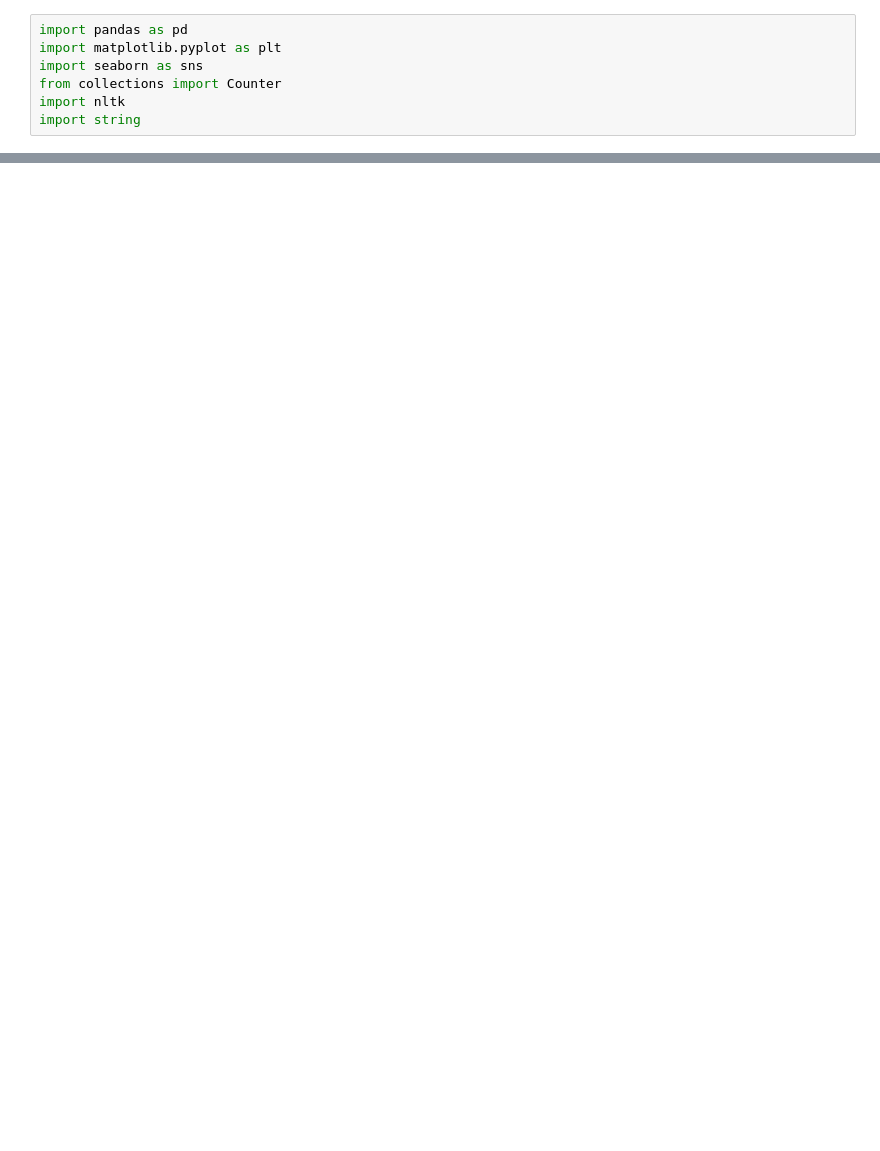
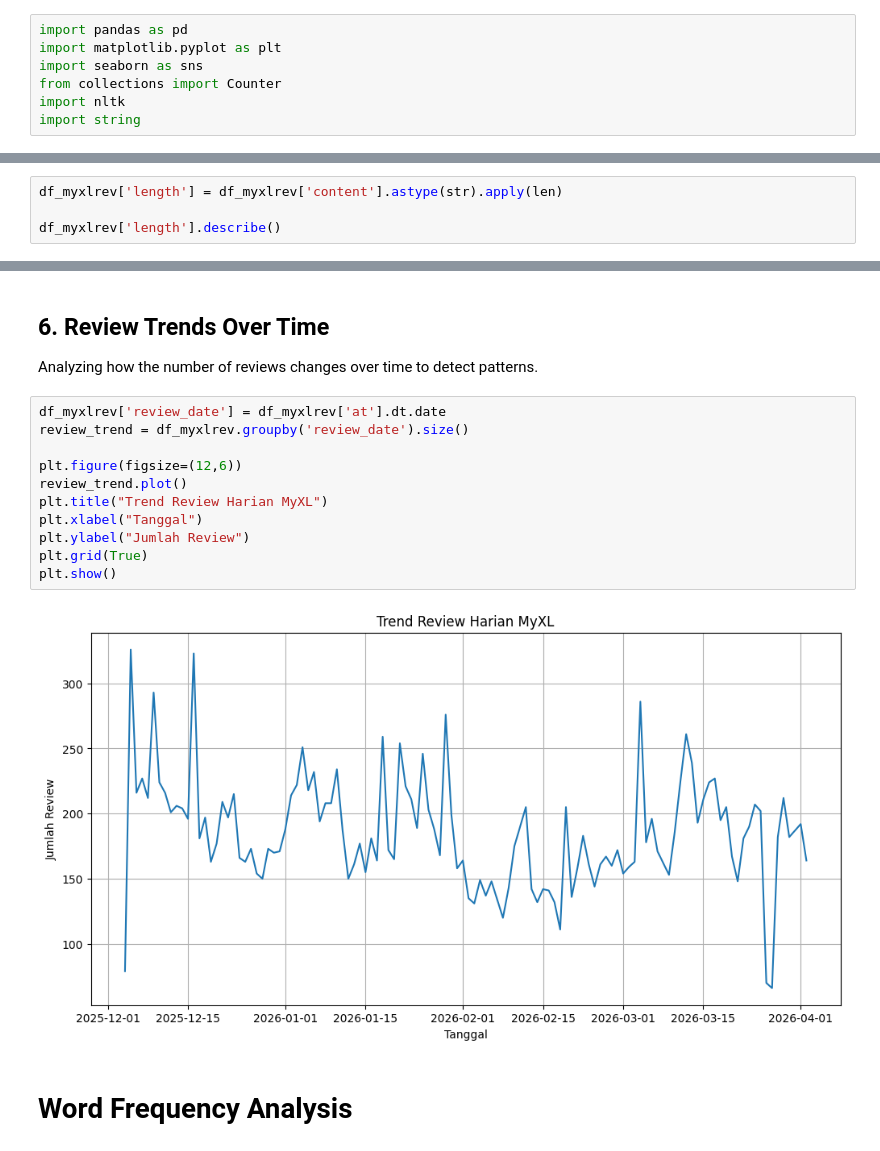
Before and after one commit to cnsalsabila/myXLSentimentAnalysis, a Jupyter notebook: Week 2-3/EDA_myXLReview.ipynb, the cells around one changed output, grey strips where cells are left out. Drawn from its saved outputs; the diff is of its cells as text; blank space fills up the shorter version.

```diff
--- a/Week 2-3/EDA_myXLReview.ipynb
+++ b/Week 2-3/EDA_myXLReview.ipynb
@@ -189,0 +131,4 @@ plt.show()
+# %%
+df_myxlrev['length'] = df_myxlrev['content'].astype(str).apply(len)
+
+df_myxlrev['length'].describe()
@@ -190 +146,19 @@ plt.show()
+# %% [markdown]
+## 6. Review Trends Over Time
+Analyzing how the number of reviews changes over time to detect patterns.
+# %%
+df_myxlrev['review_date'] = df_myxlrev['at'].dt.date
+review_trend = df_myxlrev.groupby('review_date').size()
+
+plt.figure(figsize=(12,6))
+review_trend.plot()
+plt.title("Trend Review Harian MyXL")
+plt.xlabel("Tanggal")
+plt.ylabel("Jumlah Review")
+plt.grid(True)
+plt.show()
+# %% [output]
+[figure, added]
+# %% [markdown]
+# Word Frequency Analysis
 # %%
```
Also changed, not shown: parts of 20 cells of this notebook.
